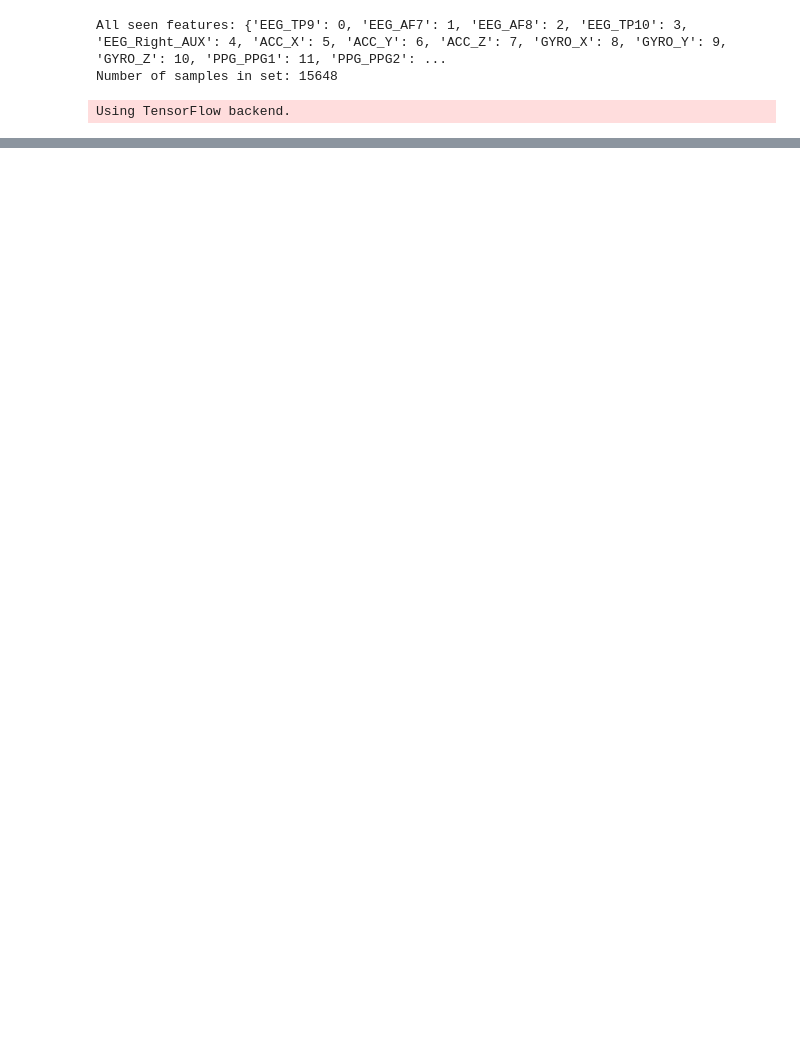
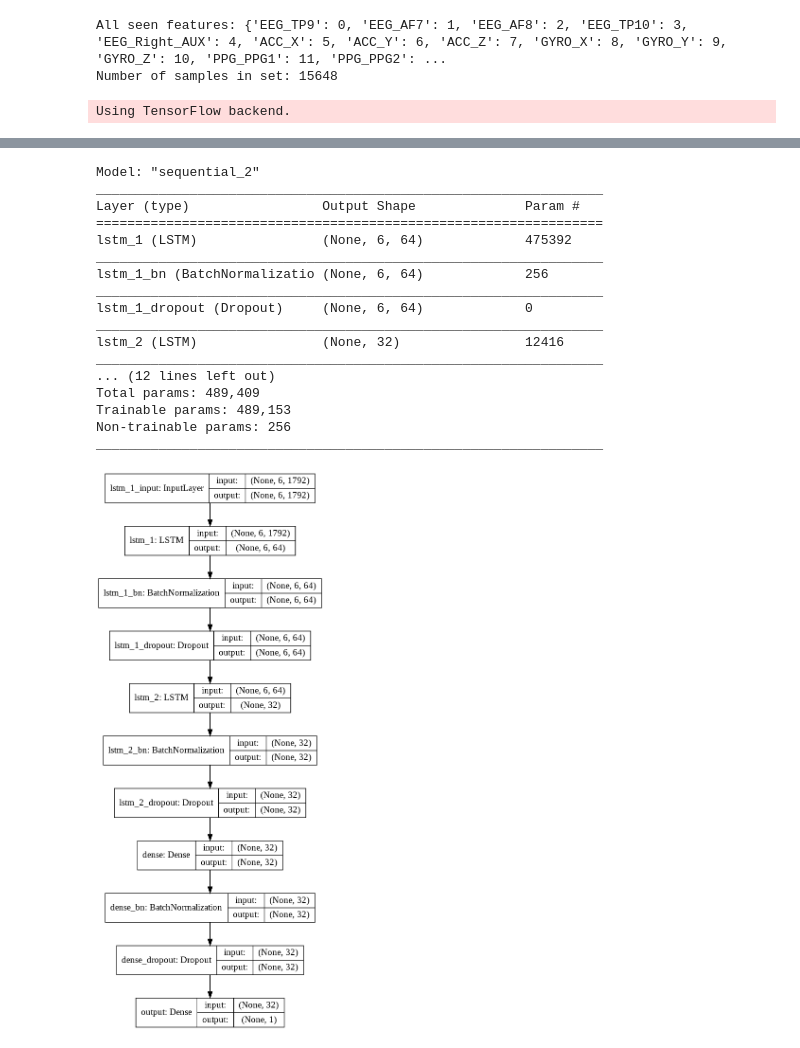
Before and after one commit to sjawhar/no-wander, a Jupyter notebook: notebooks/LSTM.ipynb, the cells around one changed output, grey strips where cells are left out. Drawn from its saved outputs; the diff is of its cells as text; code cells hidden in the pictures; blank space fills up the shorter version.

```diff
--- a/notebooks/LSTM.ipynb
+++ b/notebooks/LSTM.ipynb
@@ -151,3 +151,36 @@ _________________________________________________________________
+# %%
+from keras.utils import plot_model
+
+model_two_input_shape = model_one_input_shape
+model_two = get_lstm_model(
+    model_two_input_shape,
+    [
+        { "units": 64, "dropout": 0.2, "ic_params": { "dropout": 0.2 } },
+        { "units": 32, "ic_params": { "dropout": 0.2 } },
+    ],
+    conv1d_params=None,
+)
+model_two.summary()
+plot_model(model_two, to_file='model_two.png', show_shapes=True, show_layer_names=True)
+# %% [output]
+Model: "sequential_2"
+_________________________________________________________________
+Layer (type)                 Output Shape              Param #
+=================================================================
+lstm_1 (LSTM)                (None, 6, 64)             475392
+_________________________________________________________________
+lstm_1_bn (BatchNormalizatio (None, 6, 64)             256
+_________________________________________________________________
+lstm_1_dropout (Dropout)     (None, 6, 64)             0
+_________________________________________________________________
+lstm_2 (LSTM)                (None, 32)                12416
+_________________________________________________________________
+... (12 lines left out)
+Total params: 489,409
+Trainable params: 489,153
+Non-trainable params: 256
+_________________________________________________________________
+[figure, added]
 # %%
 from keras.utils import plot_model
 
```
Also changed, not shown: parts of 8 cells of this notebook.
